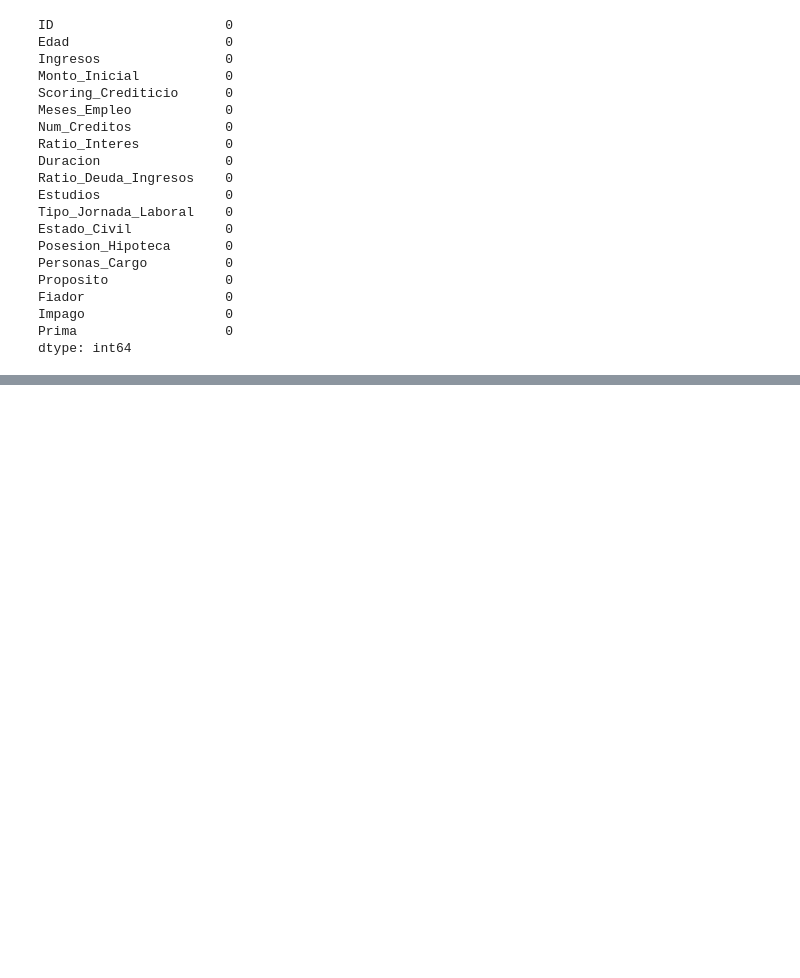
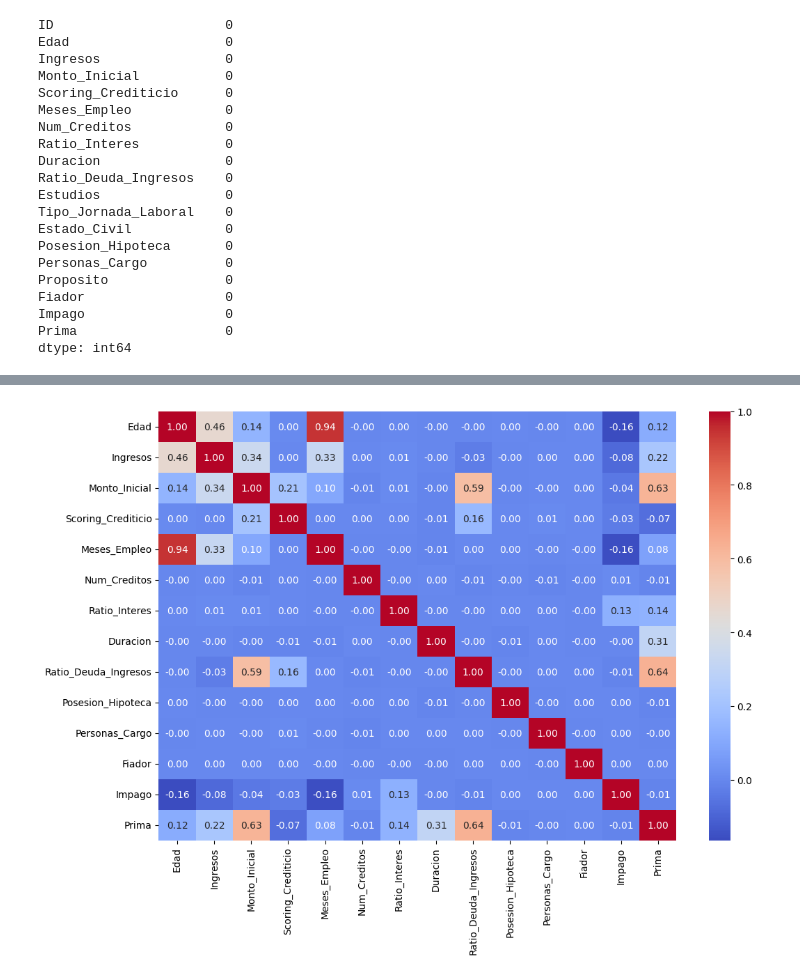
Before and after one commit to GorkaNBDATA/Equipo-Morado, a Jupyter notebook: NOTEBOOK PREPROCESAMIENTO.ipynb, the cells around one changed output, grey strips where cells are left out. Cells and saved outputs as stored; diff of their text form; code cells hidden in the pictures; blank space fills up the shorter version.

Commit message:
Calculo de la correlación de las variables numéricas

```diff
--- a/NOTEBOOK PREPROCESAMIENTO.ipynb
+++ b/NOTEBOOK PREPROCESAMIENTO.ipynb
@@ -250,0 +287,13 @@ dtype: int64
+# %%
+import matplotlib.pyplot as plt
+import seaborn as sns
+variables = ['Edad', 'Ingresos', 'Monto_Inicial', 'Scoring_Crediticio',
+       'Meses_Empleo', 'Num_Creditos', 'Ratio_Interes', 'Duracion',
+       'Ratio_Deuda_Ingresos', 'Posesion_Hipoteca', 'Personas_Cargo', 'Fiador', 'Impago', 'Prima']
+correlacion = copia[variables].corr()
+plt.figure(figsize = (12,8))
+sns.heatmap(correlacion, annot=True, cmap='coolwarm', fmt='.2f')
+
+plt.show()
+# %% [output]
+[figure, added]
```
Also changed, not shown: parts of 4 cells of this notebook.
